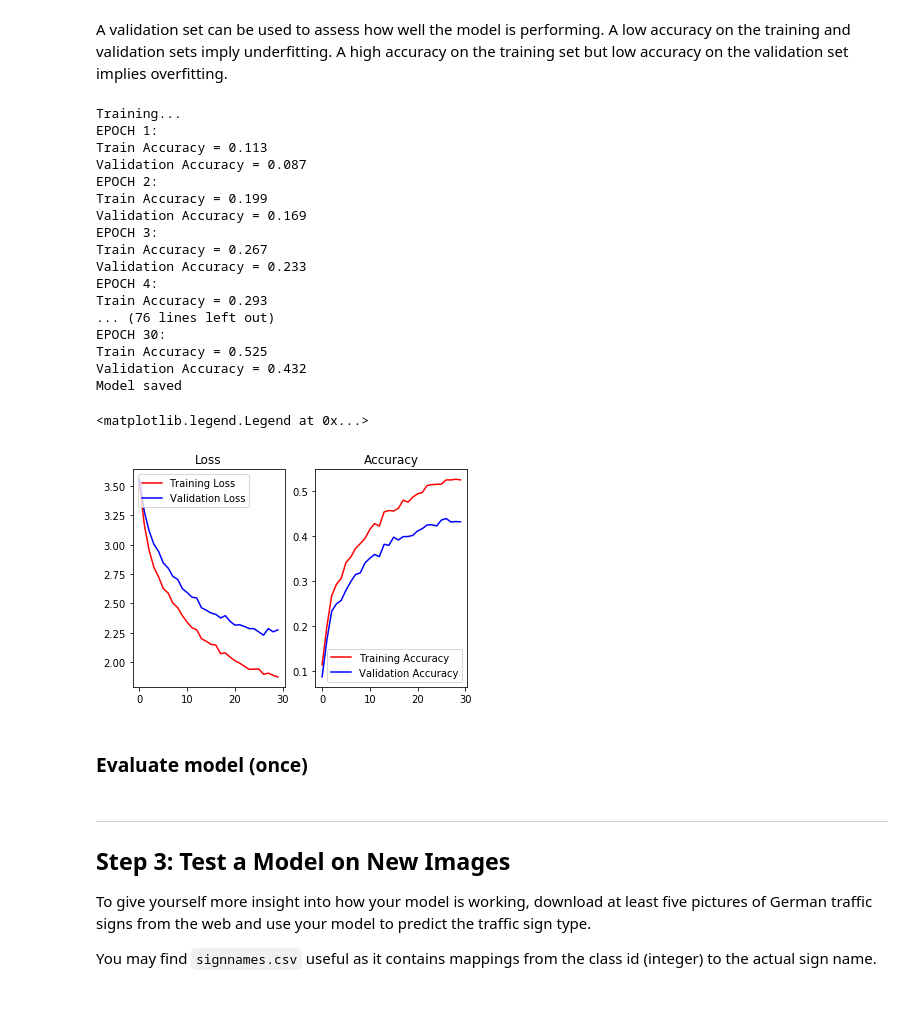
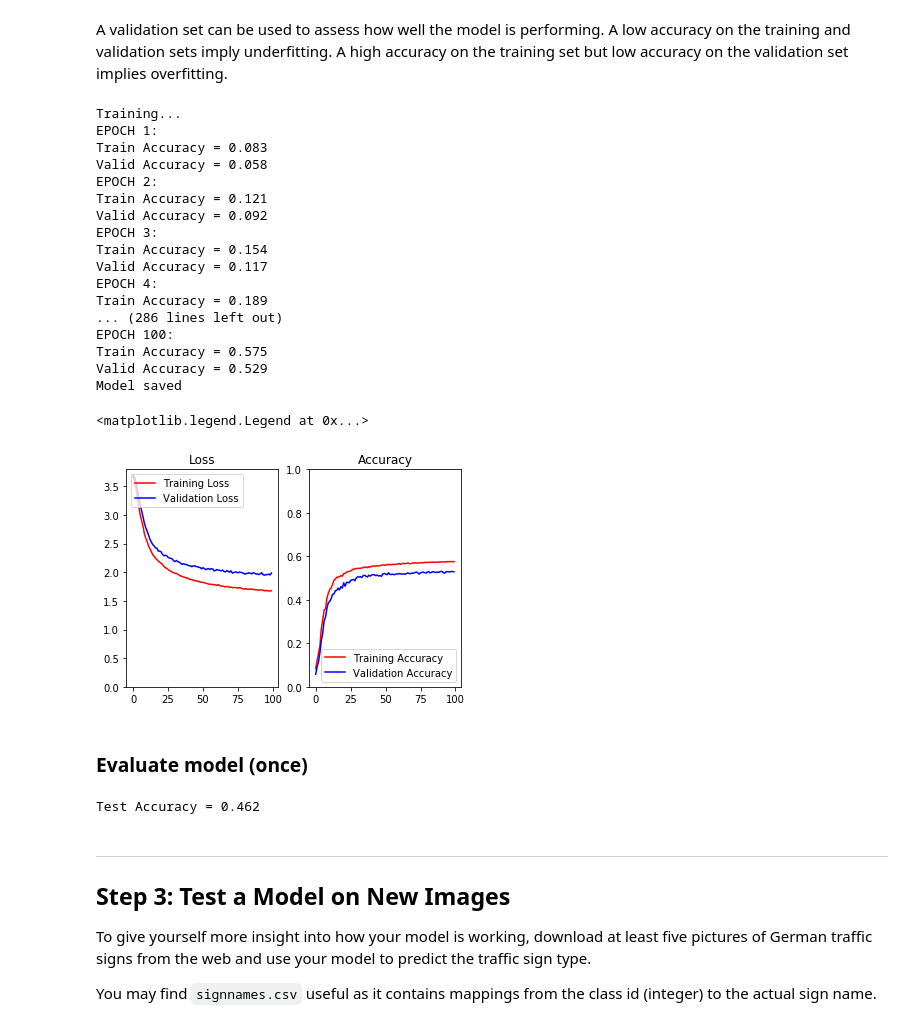
Before and after one commit to rjmoss/CarND-Traffic-Sign-Classifier-Project, a Jupyter notebook: Traffic_Sign_Classifier.ipynb, the cells around one changed output. Drawn from its saved outputs; the diff is of its cells as text; code cells hidden in the pictures.

Commit message:
Modified preprocessing, still low accuracy

```diff
--- a/Traffic_Sign_Classifier.ipynb
+++ b/Traffic_Sign_Classifier.ipynb
@@ -207,5 +223,0 @@ X_test = np.array([cv2.equalizeHist(img) for img in X_test])
-# %%
-X_train = X_train[:,:,:,None]
-
-X_valid = X_valid[:,:,:,None]
-X_test = X_test[:,:,:,None]
@@ -328,0 +343,7 @@ X_test = (X_test - 128) / 128
+# %%
+X_train_normalised = X_train / 255. - 0.5
+X_valid_normalised = X_valid / 255. - 0.5
+X_test_normalised = X_test / 255. - 0.5
+assert np.max(X_train_normalised) <= 0.5
+assert np.min(X_train_normalised) >= -0.5
+plt.hist(X_train_normalised[0].flatten(), bins=25)
@@ -402,8 +445,8 @@ def LeNet(x):
 
     return logits
 # %%
-learning_rate = 0.001
-EPOCHS = 30
+learning_rate = 0.0002
+EPOCHS = 100
 BATCH_SIZE = 128
 # %%
 logits = LeNet(x)
@@ -444,29 +494,28 @@ sets imply underfitting. A high accuracy on the training set but low accuracy on
 # %%
-training_history = {
-    'train_loss': [],
-    'train_accuracy': [],
-    'valid_loss': [],
-    'valid_accuracy': []
-}
-
 with tf.Session() as sess:
     sess.run(tf.global_variables_initializer())
     print("Training...")
 
     for i in range(EPOCHS):
-        X_train, y_train = shuffle(X_train, y_train)
+        X_train_normalised, y_train = shuffle(X_train_normalised, y_train)
 
         # XXX Only training on subset of data for speed to begin with
-        for offset in range(0, int(round(n_train/5)), BATCH_SIZE):
+        for offset in range(0, int(round(X_train_normalised.shape[0]/5)), BATCH_SIZE):
+#         for offset in range(0, BATCH_SIZE, BATCH_SIZE):
+#         for offset in range(0, X_train_normalised.shape[0], BATCH_SIZE):
             end = offset + BATCH_SIZE
-            batch_x, batch_y = X_train[offset:end], y_train[offset:end]
+            batch_x, batch_y = X_train_normalised[offset:end], y_train[offset:end]
             sess.run(training_operation, feed_dict={x: batch_x, y: batch_y})
 
-        train_loss, train_accuracy = evaluate(X_train, y_train)
-        validation_loss, validation_accuracy = evaluate(X_valid, y_valid)
+#         sess.run(training_operation,
+#                  feed_dict={x: X_train_normalised[0:5],
+#                             y: y_train[0:5]})
+#         train_loss, train_accuracy = evaluate(X_train_normalised[0:5], y_train[0:5])
+        train_loss, train_accuracy = evaluate(X_train_normalised, y_train)
+        validation_loss, validation_accuracy = evaluate(X_valid_normalised, y_valid)
         print("EPOCH {}:".format(i+1))
         print("Train Accuracy = {:.3f}".format(train_accuracy))
-        print("Validation Accuracy = {:.3f}".format(validation_accuracy))
+        print("Valid Accuracy = {:.3f}".format(validation_accuracy))
 
         # Keep info about training
         training_history['train_loss'].append(train_loss)
@@ -479,45 +528,51 @@ with tf.Session() as sess:
 # %% [output]
 Training...
 EPOCH 1:
-Train Accuracy = 0.113
-Validation Accuracy = 0.087
+Train Accuracy = 0.083
+Valid Accuracy = 0.058
 EPOCH 2:
-Train Accuracy = 0.199
-Validation Accuracy = 0.169
+Train Accuracy = 0.121
+Valid Accuracy = 0.092
 EPOCH 3:
-Train Accuracy = 0.267
-Validation Accuracy = 0.233
+Train Accuracy = 0.154
+Valid Accuracy = 0.117
 EPOCH 4:
-Train Accuracy = 0.293
-... (76 lines left out)
-EPOCH 30:
-Train Accuracy = 0.525
-Validation Accuracy = 0.432
+Train Accuracy = 0.189
+... (286 lines left out)
+EPOCH 100:
+Train Accuracy = 0.575
+Valid Accuracy = 0.529
 Model saved
 # %%
 # Plot graphs of the loss/accuracy against epochs
 loss_plot = plt.subplot(1,2,1)
 loss_plot.set_title('Loss')
 loss_plot.plot(training_history['train_loss'], 'r', label='Training Loss')
 loss_plot.plot(training_history['valid_loss'], 'b', label='Validation Loss')
+axes = plt.gca()
+axes.set_ylim(ymin=0)
 loss_plot.legend(loc=2)
 
 accuracy_plot = plt.subplot(1,2,2)
+axes = plt.gca()
+axes.set_ylim([0, 1])
 accuracy_plot.set_title('Accuracy')
 accuracy_plot.plot(training_history['train_accuracy'], 'r', label='Training Accuracy')
 accuracy_plot.plot(training_history['valid_accuracy'], 'b', label='Validation Accuracy')
 accuracy_plot.legend(loc=4)
 # %% [output]
 <matplotlib.legend.Legend at 0x...>
-[figure, old version]
+[figure, new version]
 # %% [markdown]
 ### Evaluate model (once)
 # %%
 with tf.Session() as sess:
     saver.restore(sess, tf.train.latest_checkpoint('.'))
 
-    test_accuracy = evaluate(X_test, y_test)
+    _, test_accuracy = evaluate(X_test, y_test)
     print("Test Accuracy = {:.3f}".format(test_accuracy))
+# %% [output]
+Test Accuracy = 0.462
 # %% [markdown]
 ---
 
```
Also changed, not shown: parts of 22 cells of this notebook.
